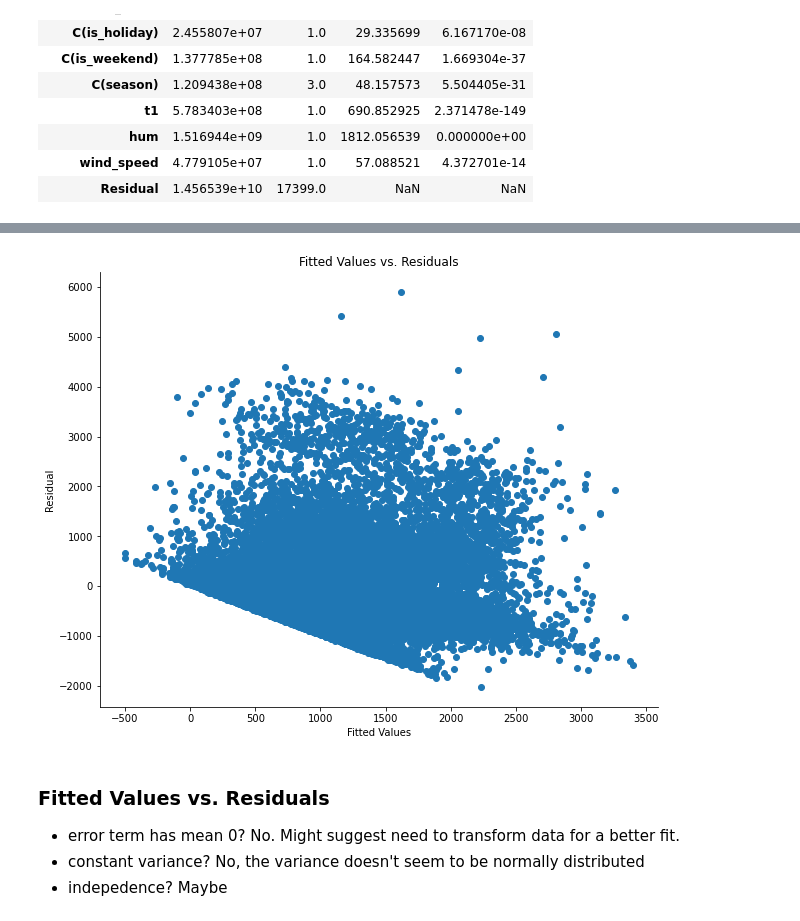
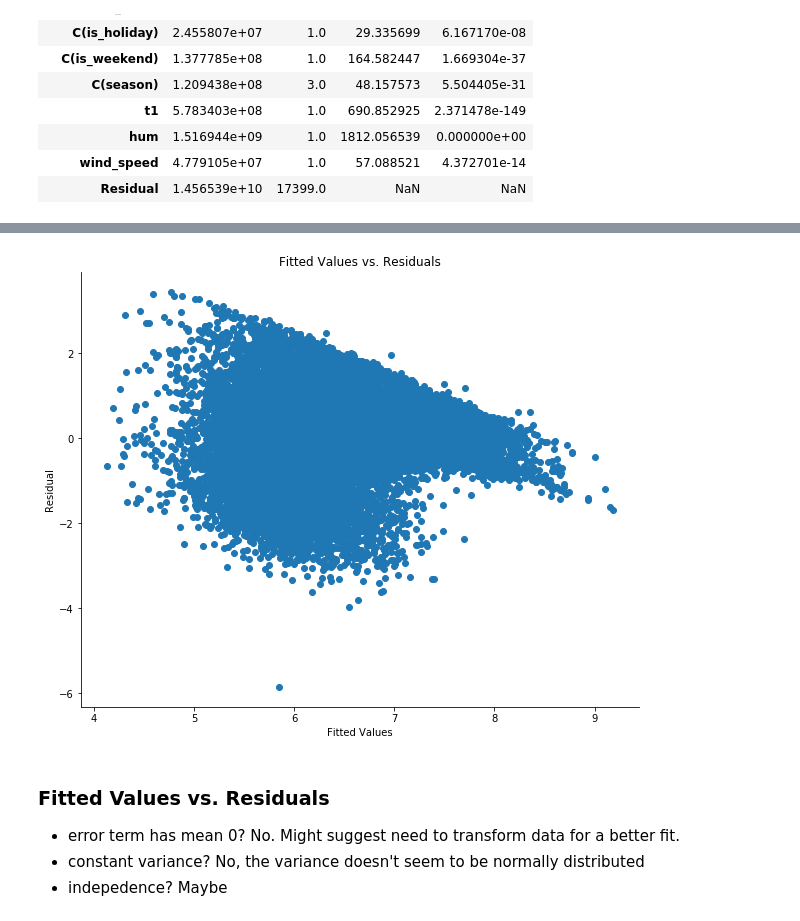
Before and after one commit to kwonkh0424/601_Lin_Reg_Project, a Jupyter notebook: final_proj.ipynb, the cells around one changed output, grey strips where cells are left out. Drawn from its saved outputs; the diff is of its cells as text; code cells hidden in the pictures.

```diff
--- a/final_proj.ipynb
+++ b/final_proj.ipynb
@@ -251,3 +255,9 @@ sm.stats.anova_lm(model, typ=3)
 | hum | 1.516944e+09 | 1.0 | 1812.056539 | 0.000000e+00 |
 | wind_speed | 4.779105e+07 | 1.0 | 57.088521 | 4.372701e-14 |
 | Residual | 1.456539e+10 | 17399.0 | NaN | NaN |
+# %%
+# take nature log
+data['cnt_log'] = np.log(data['cnt']+1)
+# %%
+model_new =smf.ols('cnt_log~t1+hum+wind_speed+C(weather_code)+C(is_holiday)+C(is_weekend)+C(season)',data=data).fit()
+model_new.summary()
@@ -254,19 +299,19 @@ sm.stats.anova_lm(model, typ=3)
 # %%
 #Fitted Values vs. Residuals
 
 fig, ax = plt.subplots(figsize=(10,8))
 
-p = model.fittedvalues
-res = model.resid
+p = model_new.fittedvalues
+res = model_new.resid
 ax.scatter(p,res)
 ax.set_xlabel("Fitted Values")
 ax.set_ylabel("Residual")
 ax.set_title("Fitted Values vs. Residuals")
 
 ax.spines['top'].set_visible(False)
 ax.spines['right'].set_visible(False)
 # %% [output]
-[figure, old version]
+[figure, new version]
 # %% [markdown]
 ### Fitted Values vs. Residuals
 
```
Also changed, not shown: parts of 15 cells of this notebook.
